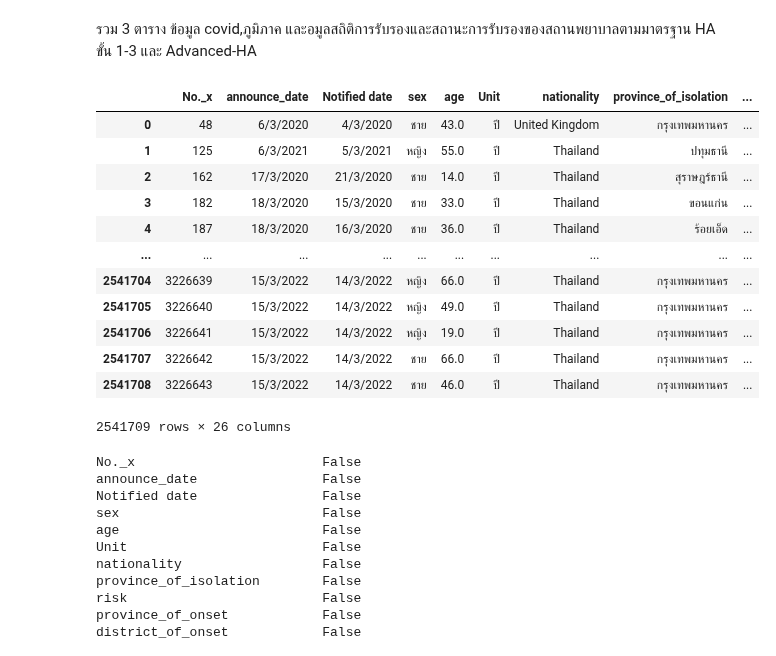
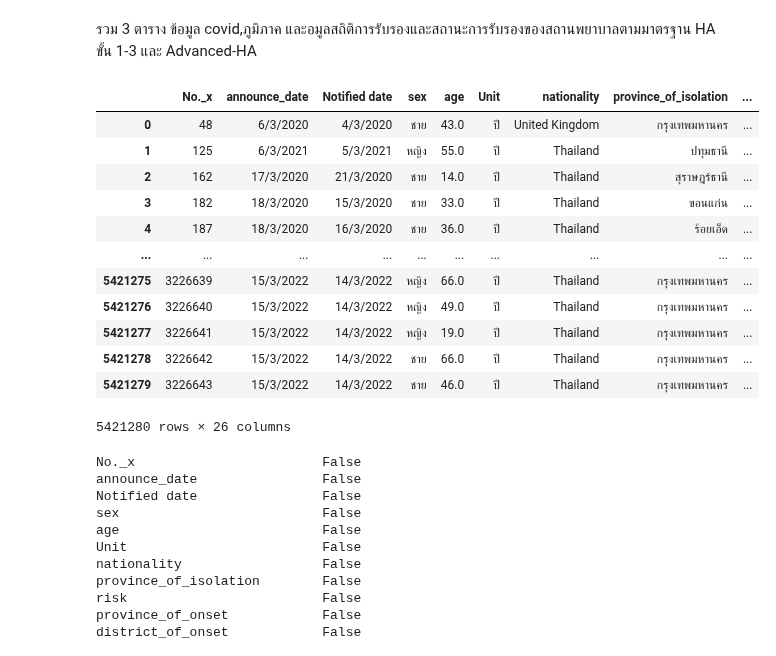
Before and after one commit to sskboonmee/data_viz_2022, a Jupyter notebook: Project_Dataviz.ipynb, the cells around one changed output. Saved outputs shown, nothing was run; the diff lists cells and outputs as text; code cells hidden in the pictures.

```diff
--- a/Project_Dataviz.ipynb
+++ b/Project_Dataviz.ipynb
@@ -210,7 +330,7 @@ data_4_drop
 * Province of onset จังหวัดที่เริ่มพบว่าตัวเองมีอาการป่วย
 * District of onset อำเภอที่เริ่มพบว่าตัวเองมีอาการป่วย
 # %%
-data_add = pd.concat([data_1,data_2,data_3n,data_4])
+data_add = pd.concat([data_1_drop,data_2_drop,data_3n_drop,data_4_drop])
 data_add
 # %% [output]
 |  | No. | announce_date | Notified date | sex | age | Unit | nationality | province_of_isolation | ... |
@@ -582,22 +656,22 @@ dtype: bool
 # %% [markdown]
 รวม 3 ตาราง ข้อมูล covid,ภูมิภาค และอมูลสถิติการรับรองและสถานะการรับรองของสถานพยาบาลตามมาตรฐาน HA ขั้น 1-3 และ Advanced-HA
 # %%
-data_total2 = data_total1_drop.merge(data_5re.drop,how='left',left_on='announce_date',right_on='วันรับรอง')
+data_total2 = data_total1_drop.merge(data_5re.drop,how='left',left_on='announce_date',right_on='วันหมดอายุ')
 data_total2
 # %% [output]
 |  | No._x | announce_date | Notified date | sex | age | Unit | nationality | province_of_isolation | ... |
 | 0 | 48 | 6/3/2020 | 4/3/2020 | ชาย | 43.0 | ปี | United Kingdom | กรุงเทพมหานคร | ... |
 | 1 | 125 | 6/3/2021 | 5/3/2021 | หญิง | 55.0 | ปี | Thailand | ปทุมธานี | ... |
 | 2 | 162 | 17/3/2020 | 21/3/2020 | ชาย | 14.0 | ปี | Thailand | สุราษฎร์ธานี | ... |
 | 3 | 182 | 18/3/2020 | 15/3/2020 | ชาย | 33.0 | ปี | Thailand | ขอนแก่น | ... |
 | 4 | 187 | 18/3/2020 | 16/3/2020 | ชาย | 36.0 | ปี | Thailand | ร้อยเอ็ด | ... |
 | ... | ... | ... | ... | ... | ... | ... | ... | ... | ... |
-| 2541704 | 3226639 | 15/3/2022 | 14/3/2022 | หญิง | 66.0 | ปี | Thailand | กรุงเทพมหานคร | ... |
-| 2541705 | 3226640 | 15/3/2022 | 14/3/2022 | หญิง | 49.0 | ปี | Thailand | กรุงเทพมหานคร | ... |
-| 2541706 | 3226641 | 15/3/2022 | 14/3/2022 | หญิง | 19.0 | ปี | Thailand | กรุงเทพมหานคร | ... |
-| 2541707 | 3226642 | 15/3/2022 | 14/3/2022 | ชาย | 66.0 | ปี | Thailand | กรุงเทพมหานคร | ... |
-| 2541708 | 3226643 | 15/3/2022 | 14/3/2022 | ชาย | 46.0 | ปี | Thailand | กรุงเทพมหานคร | ... |
+| 5421275 | 3226639 | 15/3/2022 | 14/3/2022 | หญิง | 66.0 | ปี | Thailand | กรุงเทพมหานคร | ... |
+| 5421276 | 3226640 | 15/3/2022 | 14/3/2022 | หญิง | 49.0 | ปี | Thailand | กรุงเทพมหานคร | ... |
+| 5421277 | 3226641 | 15/3/2022 | 14/3/2022 | หญิง | 19.0 | ปี | Thailand | กรุงเทพมหานคร | ... |
+| 5421278 | 3226642 | 15/3/2022 | 14/3/2022 | ชาย | 66.0 | ปี | Thailand | กรุงเทพมหานคร | ... |
+| 5421279 | 3226643 | 15/3/2022 | 14/3/2022 | ชาย | 46.0 | ปี | Thailand | กรุงเทพมหานคร | ... |
-2541709 rows × 26 columns
+5421280 rows × 26 columns
 # %%
 data_total2.isnull().any()
 # %% [output]
```
Also changed, not shown: parts of 18 cells of this notebook.
